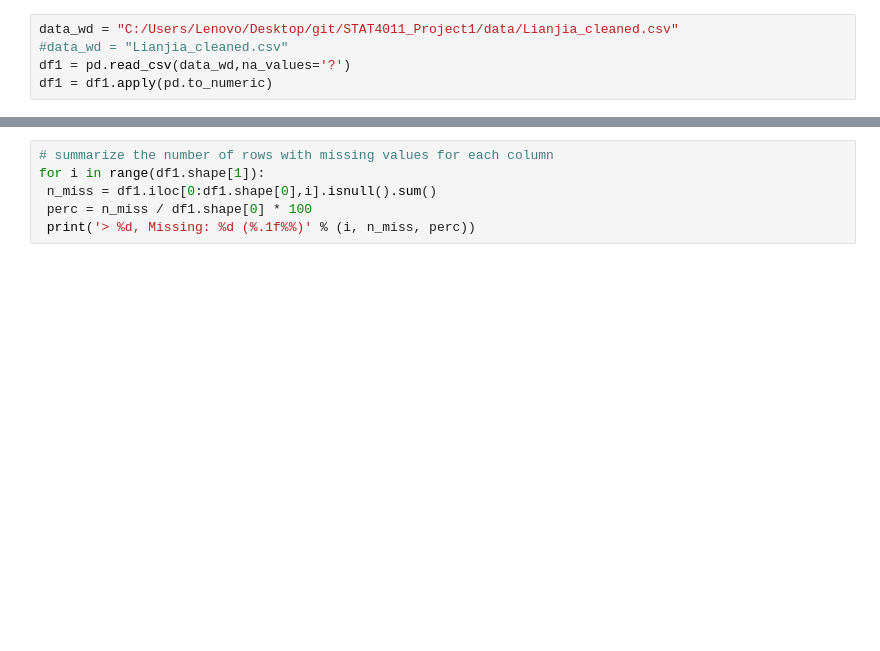
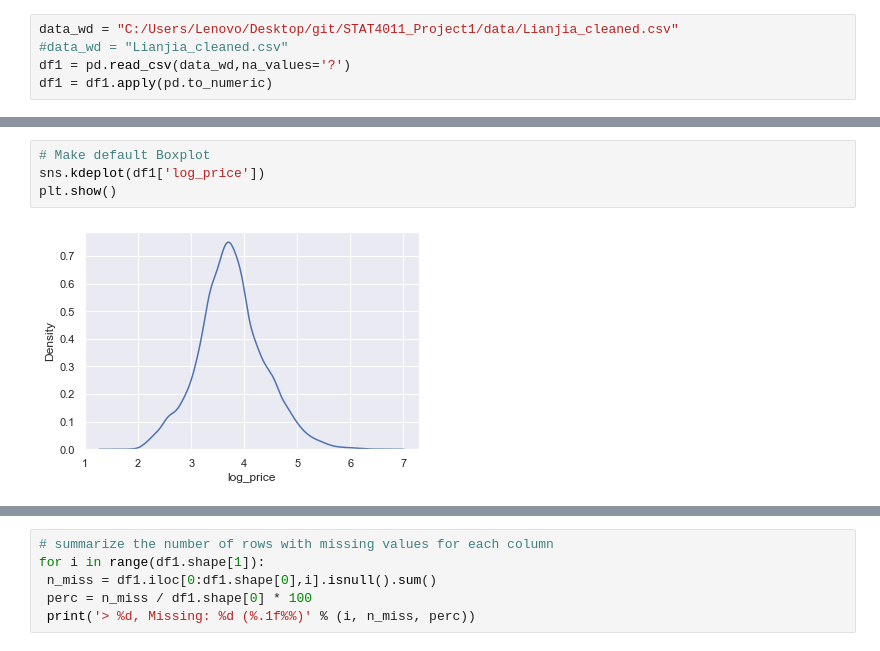
Before and after one commit to hyj55/STAT4011_Project1, a Jupyter notebook: code/data_preprocessing.ipynb, the cells around one changed output, grey strips where cells are left out. Saved outputs shown, nothing was run; the diff lists cells and outputs as text; blank space fills up the shorter version.

```diff
--- a/code/data_preprocessing.ipynb
+++ b/code/data_preprocessing.ipynb
@@ -655,0 +675,6 @@ Missing data summary
+# %%
+# Make default Boxplot
+sns.kdeplot(df1['log_price'])
+plt.show()
+# %% [output]
+[figure, added]
```
Also changed, not shown: parts of 15 cells of this notebook.
